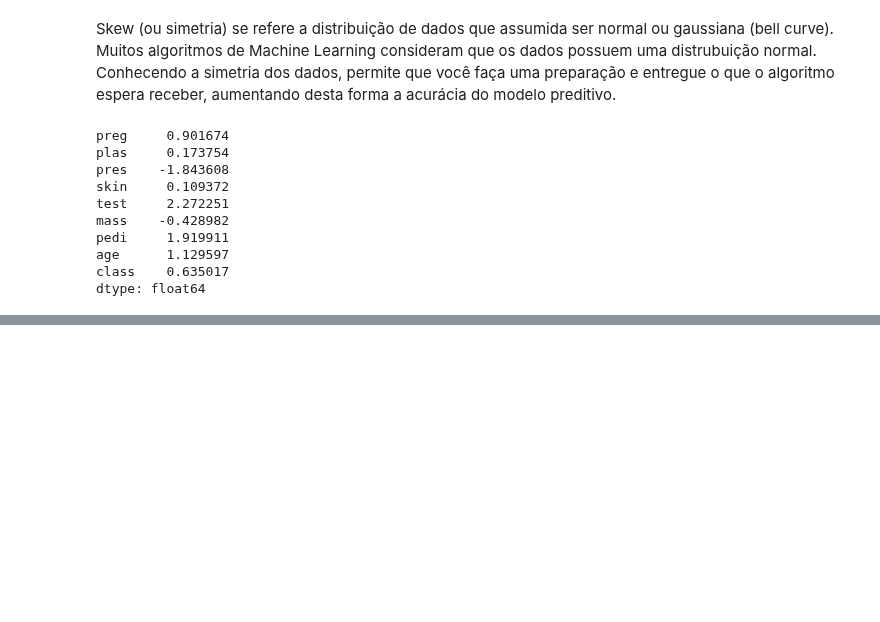
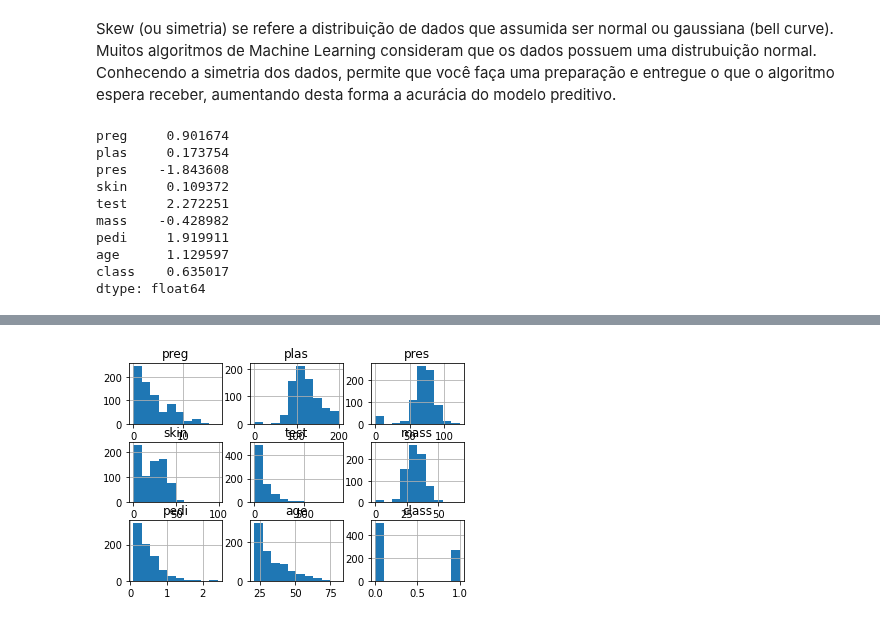
Before and after one commit to michelaap/notebooks, a Jupyter notebook: machine_scikit_learning.ipynb, the cells around one changed output, grey strips where cells are left out. Cells and saved outputs as stored; diff of their text form; code cells hidden in the pictures; blank space fills up the shorter version.

```diff
--- a/machine_scikit_learning.ipynb
+++ b/machine_scikit_learning.ipynb
@@ -163,0 +174,6 @@ dtype: float64
+# %%
+# Histograma Univariado
+dados.hist()
+plt.show()
+# %% [output]
+[figure, added]
```
Also changed, not shown: parts of 11 cells of this notebook.
